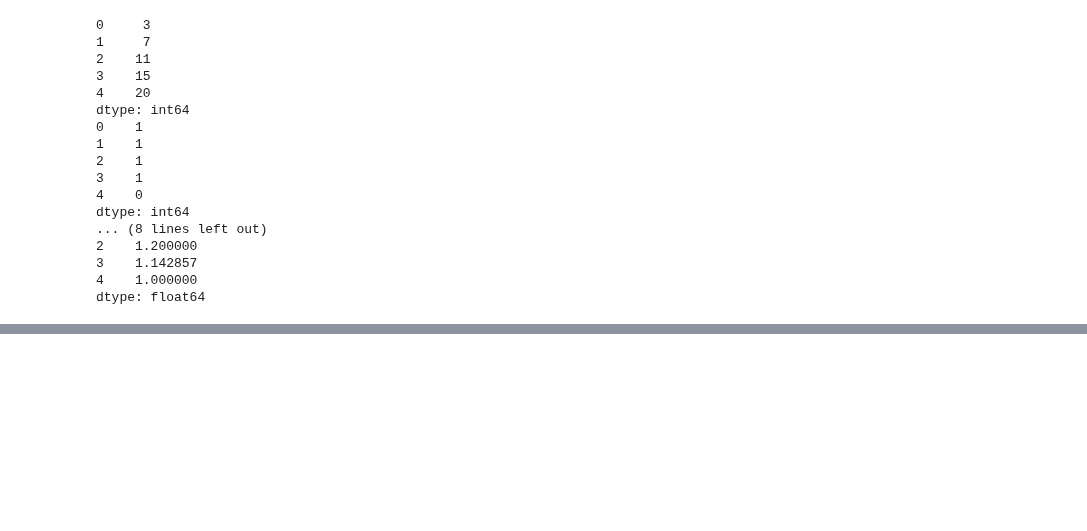
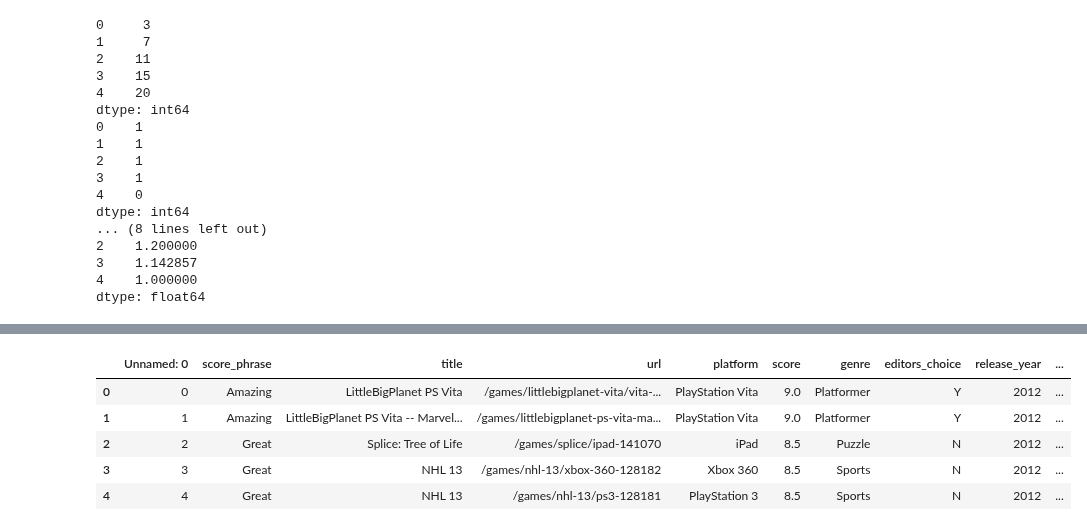
Before and after one commit to AkashKumarSingh11032001/IBM-Artificial-Intelligence-and-Machine-Learning-By-IBM-Watson, a Jupyter notebook: Lec 4.ipynb, the cells around one changed output, grey strips where cells are left out. Drawn from its saved outputs; the diff is of its cells as text; code cells hidden in the pictures; blank space fills up the shorter version.

```diff
--- a/Lec 4.ipynb
+++ b/Lec 4.ipynb
@@ -407,0 +426,11 @@ data = pd.read_csv("ign.csv")
+# %%
+# remenber
+
+data.head() # first five record
+# %% [output]
+|  | Unnamed: 0 | score_phrase | title | url | platform | score | genre | editors_choice | release_year | ... |
+| 0 | 0 | Amazing | LittleBigPlanet PS Vita | /games/littlebigplanet-vita/vita-... | PlayStation Vita | 9.0 | Platformer | Y | 2012 | ... |
+| 1 | 1 | Amazing | LittleBigPlanet PS Vita -- Marvel... | /games/littlebigplanet-ps-vita-ma... | PlayStation Vita | 9.0 | Platformer | Y | 2012 | ... |
+| 2 | 2 | Great | Splice: Tree of Life | /games/splice/ipad-141070 | iPad | 8.5 | Puzzle | N | 2012 | ... |
+| 3 | 3 | Great | NHL 13 | /games/nhl-13/xbox-360-128182 | Xbox 360 | 8.5 | Sports | N | 2012 | ... |
+| 4 | 4 | Great | NHL 13 | /games/nhl-13/ps3-128181 | PlayStation 3 | 8.5 | Sports | N | 2012 | ... |
```
Also changed, not shown: parts of 9 cells of this notebook.
